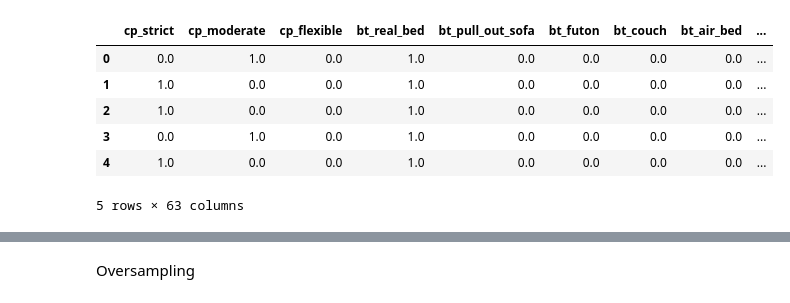
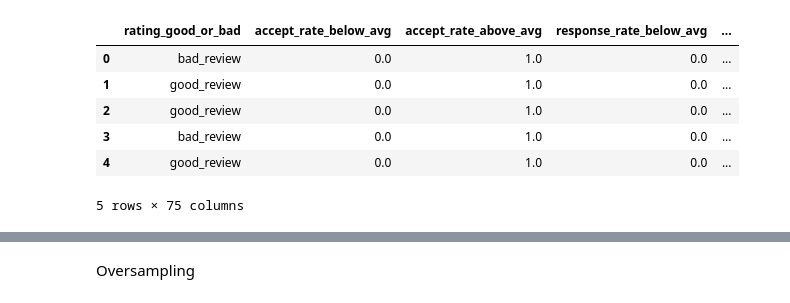
Before and after one commit to BSC1014/Final_Project_Team_5, a Jupyter notebook: ML.IPYNB, the cells around one changed output, grey strips where cells are left out. Saved outputs shown, nothing was run; the diff lists cells and outputs as text; code cells hidden in the pictures.

```diff
--- a/ML.IPYNB
+++ b/ML.IPYNB
@@ -39,33 +8,67 @@ target = ["rating_good_or_bad"]
+# %%
+columns = [
+   "rating_good_or_bad","accept_rate_below_avg","accept_rate_above_avg","response_rate_below_avg","response_rate_above_avg","below_avg_num_of_reviews",
+   "above_avg_num_of_reviews","below_avg_num_of_accom","above_avg_num_of_accom","below_avg_num_of_bedrooms","above_avg_num_of_bedrooms","below_avg_num_of_beds",
+   "above_avg_num_of_beds","below_avg_num_of_baths","above_avg_num_of_baths","not_a_superhost","a_superhost","host_does_not_have_profile_pic",
+   "host_does_have_profile_pic","host_does_not_have_identity_ver","host_does_have_identity_ver","not_instantly_bookable","instantly_bookable",
+   "does_not_require_guest_prof_pic","requires_guest_profile_pic","does_not_require_guest_phone_verification","requires_guest_phone_verification",
+   "rt_few_days","rt_within_day","rt_few_hours","rt_within_hours","location_ballard","location_beacon_hill","location_capital_hill",
+   "location_cascade","location_central_area","location_delridge","location_downtown","location_interbay","location_lake_city","location_magnolia",
+   "location_northgate","location_other","location_queen_anne","location_rainier_vally","location_seward_park","location_university_district",
+   "location_west_seattle","pt_apartment","pt_b&b","pt_boat","pt_bungalow","pt_cabin","pt_rv","pt_chalet","pt_condo","pt_dorm","pt_house","pt_loft",
+   "pt_other","pt_tent","pt_townhouse","pt_treehouse","pt_yurt","rt_entire_home","rt_private_room","rt_shared_room","bt_air_bed","bt_couch",
+   "bt_futon","bt_pull_out_sofa","bt_real_bed","cp_flexible","cp_moderate","cp_strict"
+]
+
+# columns = [
+# "id","host_id","booking_id","name","neighbourhood_group","city","state","zipcode","latitude","longitude","property_type","room_type",
+# "accommodates","bathrooms","bedrooms","beds","bed_type","instant_bookable","cancellation_policy","require_guest_profile_picture","require_guest_phone_verification",
+# "number_of_reviews","first_review","last_review","review_scores_rating","review_scores_accuracy","review_scores_cleanliness","review_scores_checkin","review_scores_communication",
+# "review_scores_location","review_scores_value","reviews_per_month","host_name","host_since","host_listings_count","host_location","host_response_time","host_response_rate",
+# "host_acceptance_rate","host_is_superhost","host_has_profile_pic","host_identity_verified","rating_good_or_bad","num_of_reivews_gt_avg","num_of_accom_gt_avg",
+# "num_of_bedrooms_gt_avg","num_of_beds_gt_avg","num_of_baths_gt_avg","response_rate_gt_avg","accept_rate_gt_avg","accept_rate_below_avg","accept_rate_above_avg",
+# "response_rate_below_avg","response_rate_above_avg","below_avg_num_of_reviews","above_avg_num_of_reviews","below_avg_num_of_accom","above_avg_num_of_accom",
+# "below_avg_num_of_bedrooms","above_avg_num_of_bedrooms","below_avg_num_of_beds","above_avg_num_of_beds","below_avg_num_of_baths","above_avg_num_of_baths",
+# "not_a_superhost","a_superhost","host_does_not_have_profile_pic","host_does_have_profile_pic","host_does_not_have_identity_ver","host_does_have_identity_ver",
+# "not_instantly_bookable","instantly_bookable","does_not_require_guest_prof_pic","requires_guest_profile_pic","does_not_require_guest_phone_verification",
+# "requires_guest_phone_verification","rt_few_days","rt_within_day","rt_few_hours","rt_within_hours","location_ballard","location_beacon_hill","location_capital_hill",
+# "location_cascade","location_central_area","location_delridge","location_downtown","location_interbay","location_lake_city","location_magnolia","location_northgate",
+# "location_other","location_queen_anne","location_rainier_vally","location_seward_park","location_university_district","location_west_seattle","pt_apartment",
+# "pt_b&b","pt_boat","pt_bungalow","pt_cabin","pt_rv","pt_chalet","pt_condo","pt_dorm","pt_house","pt_loft","pt_other","pt_tent","pt_townhouse","pt_treehouse",
+# "pt_yurt","rt_entire_home","rt_private_room","rt_shared_room","bt_air_bed","bt_couch","bt_futon","bt_pull_out_sofa","bt_real_bed","cp_flexible","cp_moderate","cp_strict"
+# ]
+
+target = ["rating_good_or_bad"]
 # %%
 # Load the data
 file_path = Path('ml_final_data.csv')
 df = pd.read_csv(file_path)
 df = df.loc[:, columns].copy()
 
 # Drop the null columns where all values are null
 df = df.dropna(axis='columns', how='all')
 
 # Drop the null rows
 df = df.dropna()
 
 
 # convert interest rate to numerical
-df['host_response_rate'] = df['host_response_rate'].str.replace('%', '')
-df['host_response_rate'] = df['host_response_rate'].astype('float') / 100
-df['host_acceptance_rate'] = df['host_acceptance_rate'].str.replace('%', '')
-df['host_acceptance_rate'] = df['host_acceptance_rate'].astype('float') / 100
+# df['host_response_rate'] = df['host_response_rate'].str.replace('%', '')
+# df['host_response_rate'] = df['host_response_rate'].astype('float') / 100
+# df['host_acceptance_rate'] = df['host_acceptance_rate'].str.replace('%', '')
+# df['host_acceptance_rate'] = df['host_acceptance_rate'].astype('float') / 100
 
 df.reset_index(inplace=True, drop=True)
 
 df.head()
 # %% [output]
-|  | cp_strict | cp_moderate | cp_flexible | bt_real_bed | bt_pull_out_sofa | bt_futon | bt_couch | bt_air_bed | ... |
-| 0 | 0.0 | 1.0 | 0.0 | 1.0 | 0.0 | 0.0 | 0.0 | 0.0 | ... |
-| 1 | 1.0 | 0.0 | 0.0 | 1.0 | 0.0 | 0.0 | 0.0 | 0.0 | ... |
-| 2 | 1.0 | 0.0 | 0.0 | 1.0 | 0.0 | 0.0 | 0.0 | 0.0 | ... |
-| 3 | 0.0 | 1.0 | 0.0 | 1.0 | 0.0 | 0.0 | 0.0 | 0.0 | ... |
-| 4 | 1.0 | 0.0 | 0.0 | 1.0 | 0.0 | 0.0 | 0.0 | 0.0 | ... |
+|  | rating_good_or_bad | accept_rate_below_avg | accept_rate_above_avg | response_rate_below_avg | ... |
+| 0 | bad_review | 0.0 | 1.0 | 0.0 | ... |
+| 1 | good_review | 0.0 | 1.0 | 0.0 | ... |
+| 2 | good_review | 0.0 | 1.0 | 0.0 | ... |
+| 3 | bad_review | 0.0 | 1.0 | 0.0 | ... |
+| 4 | good_review | 0.0 | 1.0 | 0.0 | ... |
-5 rows × 63 columns
+5 rows × 75 columns
 # %%
 # Create our features
 X = df.drop("rating_good_or_bad",axis=1)
```
Also changed, not shown: parts of 28 cells of this notebook, 3 other files.
